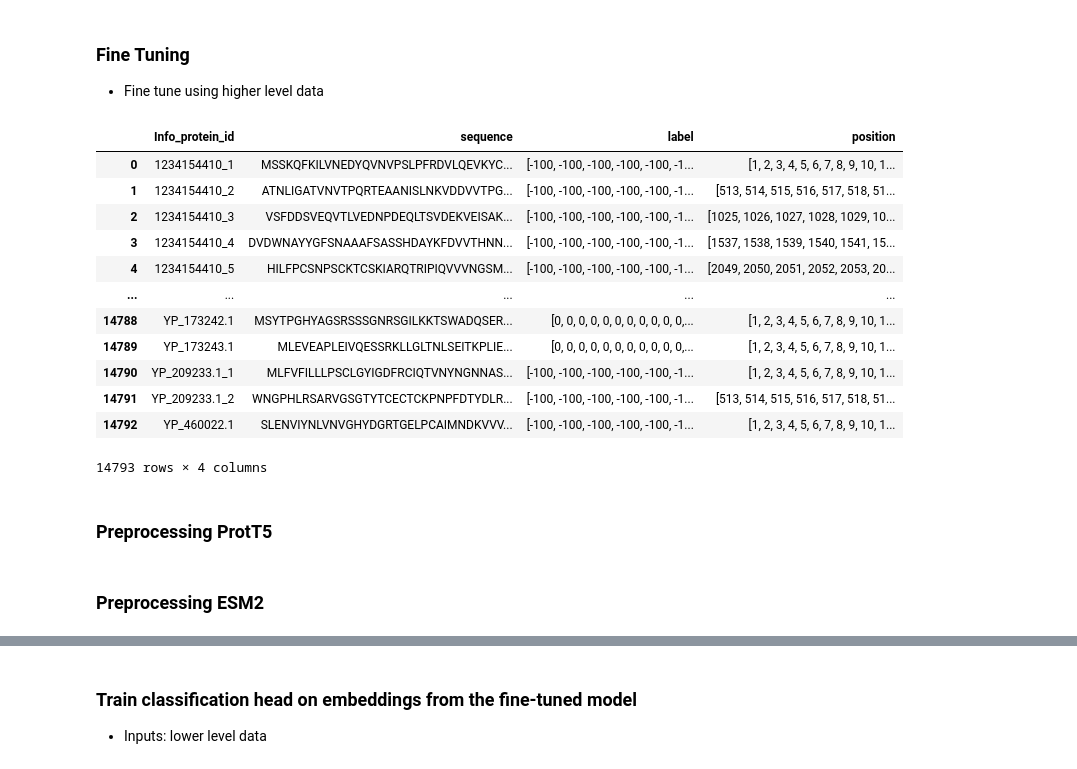
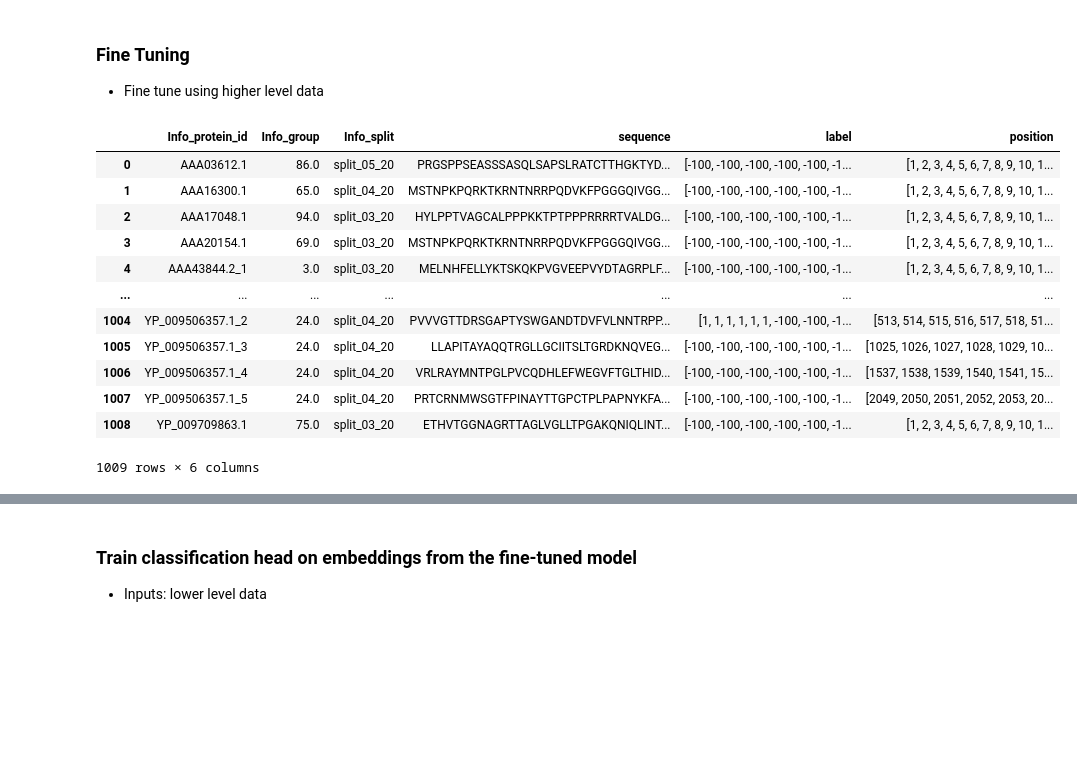
Before and after one commit to harryb257/MScProject, a Jupyter notebook: ESM2 finetune.ipynb, the cells around one changed output, grey strips where cells are left out. Drawn from its saved outputs; the diff is of its cells as text; code cells hidden in the pictures; blank space fills up the shorter version.

```diff
--- a/ESM2 finetune.ipynb
+++ b/ESM2 finetune.ipynb
@@ -46,3 +83,25 @@ Df contains sequences with length > ESM max input length (1024), sliding window
+# %%
+# Select pathogen folder - UPDATE to pathogen of choice
+pathogen_dir = Path('/Users/harry/Documents/Data Science MSc/PROJECT/MScProject/Yellow fever virus')
+
+# Define higher, lower and test data
+def select_datasets(pathogen_dir):
+    lower_level = None
+    higher_level = None
+    target = None
+
+    for file in pathogen_dir.iterdir():
+        if 'Lower' in file.name:
+            lower_level = file
+        elif 'Higher' in file.name:
+            higher_level = file
+        elif 'Target' in file.name:
+            target = file
+
+    return lower_level, higher_level, target
+
+# Assign to variables for automatic csv selection in code
+lower_level, higher_level, target = select_datasets(pathogen_dir)
 # %% [markdown]
 ### Sliding window
 
@@ -100,45 +159,43 @@ def sliding_window(df, window_size=1024, stride=512):
 # %%
 def preprocess_csv(csv_file):
     preprocessed_df = pd.read_csv(csv_file)
 
     # Mask n/a values with -100
     preprocessed_df['Class'] = preprocessed_df['Class'].fillna(-100).astype('int32')
     preprocessed_df['Class'] = preprocessed_df['Class'].replace(-1, 0)
 
     # Sort values before aggregation
     preprocessed_df = preprocessed_df.sort_values(['Info_protein_id', 'Info_pos'])
 
     # Aggregate columns for wide format
-    preprocessed_df = preprocessed_df.groupby(['Info_protein_id'], as_index=False).agg(  # ,'Info_group', , 'Info_split'
+    preprocessed_df = preprocessed_df.groupby(['Info_protein_id','Info_group', 'Info_split'], as_index=False).agg(  # ,'Info_group', , 'Info_split'
         sequence=('Info_AA', ''.join),
         label=('Class', list),
         position=('Info_pos', list))
 
     # Apply sliding window
     preprocessed_df = sliding_window(preprocessed_df)
 
     return preprocessed_df
 
 # Import higher level data and preprocess to stacked df
-df_higher = preprocess_csv('/Users/harry/Documents/Data Science MSc/PROJECT/MScProject/Bunyaviricetes/Higher_2732396.csv')
+df_higher = preprocess_csv(higher_level)
 
 df_higher
 # %% [output]
-|  | Info_protein_id | sequence | label | position |
-| 0 | 1234154410_1 | MSSKQFKILVNEDYQVNVPSLPFRDVLQEVKYC... | [-100, -100, -100, -100, -100, -1... | [1, 2, 3, 4, 5, 6, 7, 8, 9, 10, 1... |
-| 1 | 1234154410_2 | ATNLIGATVNVTPQRTEAANISLNKVDDVVTPG... | [-100, -100, -100, -100, -100, -1... | [513, 514, 515, 516, 517, 518, 51... |
-| 2 | 1234154410_3 | VSFDDSVEQVTLVEDNPDEQLTSVDEKVEISAK... | [-100, -100, -100, -100, -100, -1... | [1025, 1026, 1027, 1028, 1029, 10... |
-| 3 | 1234154410_4 | DVDWNAYYGFSNAAAFSASSHDAYKFDVVTHNN... | [-100, -100, -100, -100, -100, -1... | [1537, 1538, 1539, 1540, 1541, 15... |
-| 4 | 1234154410_5 | HILFPCSNPSCKTCSKIARQTRIPIQVVVNGSM... | [-100, -100, -100, -100, -100, -1... | [2049, 2050, 2051, 2052, 2053, 20... |
-| ... | ... | ... | ... | ... |
-| 14788 | YP_173242.1 | MSYTPGHYAGSRSSSGNRSGILKKTSWADQSER... | [0, 0, 0, 0, 0, 0, 0, 0, 0, 0, 0,... | [1, 2, 3, 4, 5, 6, 7, 8, 9, 10, 1... |
-| 14789 | YP_173243.1 | MLEVEAPLEIVQESSRKLLGLTNLSEITKPLIE... | [0, 0, 0, 0, 0, 0, 0, 0, 0, 0, 0,... | [1, 2, 3, 4, 5, 6, 7, 8, 9, 10, 1... |
-| 14790 | YP_209233.1_1 | MLFVFILLLPSCLGYIGDFRCIQTVNYNGNNAS... | [-100, -100, -100, -100, -100, -1... | [1, 2, 3, 4, 5, 6, 7, 8, 9, 10, 1... |
-| 14791 | YP_209233.1_2 | WNGPHLRSARVGSGTYTCECTCKPNPFDTYDLR... | [-100, -100, -100, -100, -100, -1... | [513, 514, 515, 516, 517, 518, 51... |
-| 14792 | YP_460022.1 | SLENVIYNLVNVGHYDGRTGELPCAIMNDKVVV... | [-100, -100, -100, -100, -100, -1... | [1, 2, 3, 4, 5, 6, 7, 8, 9, 10, 1... |
+|  | Info_protein_id | Info_group | Info_split | sequence | label | position |
+| 0 | AAA03612.1 | 86.0 | split_05_20 | PRGSPPSEASSSASQLSAPSLRATCTTHGKTYD... | [-100, -100, -100, -100, -100, -1... | [1, 2, 3, 4, 5, 6, 7, 8, 9, 10, 1... |
+| 1 | AAA16300.1 | 65.0 | split_04_20 | MSTNPKPQRKTKRNTNRRPQDVKFPGGGQIVGG... | [-100, -100, -100, -100, -100, -1... | [1, 2, 3, 4, 5, 6, 7, 8, 9, 10, 1... |
+| 2 | AAA17048.1 | 94.0 | split_03_20 | HYLPPTVAGCALPPPKKTPTPPPRRRRTVALDG... | [-100, -100, -100, -100, -100, -1... | [1, 2, 3, 4, 5, 6, 7, 8, 9, 10, 1... |
+| 3 | AAA20154.1 | 69.0 | split_03_20 | MSTNPKPQRKTKRNTNRRPQDVKFPGGGQIVGG... | [-100, -100, -100, -100, -100, -1... | [1, 2, 3, 4, 5, 6, 7, 8, 9, 10, 1... |
+| 4 | AAA43844.2_1 | 3.0 | split_03_20 | MELNHFELLYKTSKQKPVGVEEPVYDTAGRPLF... | [-100, -100, -100, -100, -100, -1... | [1, 2, 3, 4, 5, 6, 7, 8, 9, 10, 1... |
+| ... | ... | ... | ... | ... | ... | ... |
+| 1004 | YP_009506357.1_2 | 24.0 | split_04_20 | PVVVGTTDRSGAPTYSWGANDTDVFVLNNTRPP... | [1, 1, 1, 1, 1, 1, -100, -100, -1... | [513, 514, 515, 516, 517, 518, 51... |
+| 1005 | YP_009506357.1_3 | 24.0 | split_04_20 | LLAPITAYAQQTRGLLGCIITSLTGRDKNQVEG... | [-100, -100, -100, -100, -100, -1... | [1025, 1026, 1027, 1028, 1029, 10... |
+| 1006 | YP_009506357.1_4 | 24.0 | split_04_20 | VRLRAYMNTPGLPVCQDHLEFWEGVFTGLTHID... | [-100, -100, -100, -100, -100, -1... | [1537, 1538, 1539, 1540, 1541, 15... |
+| 1007 | YP_009506357.1_5 | 24.0 | split_04_20 | PRTCRNMWSGTFPINAYTTGPCTPLPAPNYKFA... | [-100, -100, -100, -100, -100, -1... | [2049, 2050, 2051, 2052, 2053, 20... |
+| 1008 | YP_009709863.1 | 75.0 | split_03_20 | ETHVTGGNAGRTTAGLVGLLTPGAKQNIQLINT... | [-100, -100, -100, -100, -100, -1... | [1, 2, 3, 4, 5, 6, 7, 8, 9, 10, 1... |
-14793 rows × 4 columns
+1009 rows × 6 columns
-# %% [markdown]
-### Preprocessing ProtT5
 # %%
 # Delete rows without any residue labelling
 def delete_unlabelled_rows(df):
@@ -164,5 +209,3 @@ cv_1_val = df_higher[df_higher['Info_split'] == 'split_01_20'].reset_index(drop=
-# %% [markdown]
-### Preprocessing ESM2
 # %%
 def preprocess(data):
     """
```
Also changed, not shown: parts of 20 cells of this notebook.
